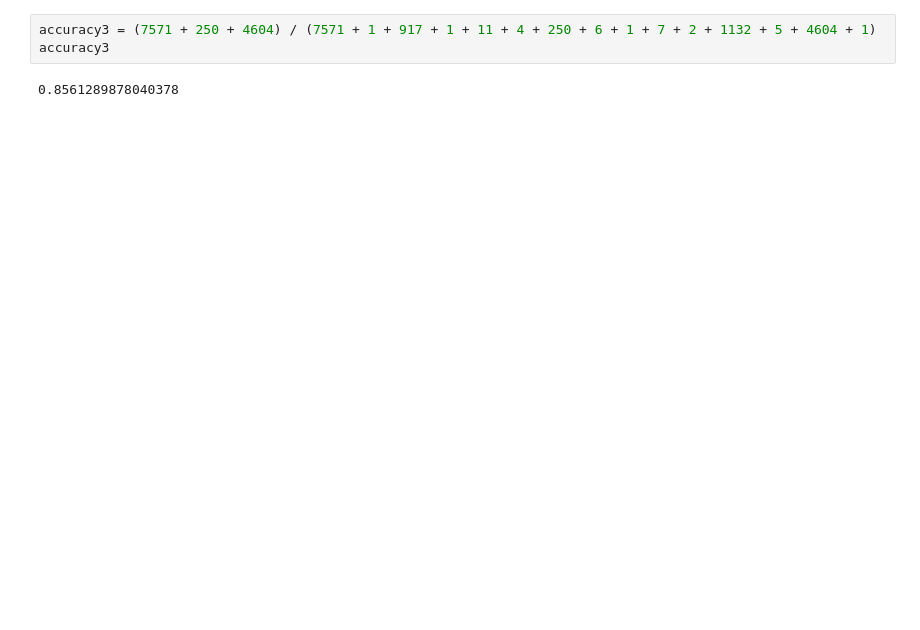
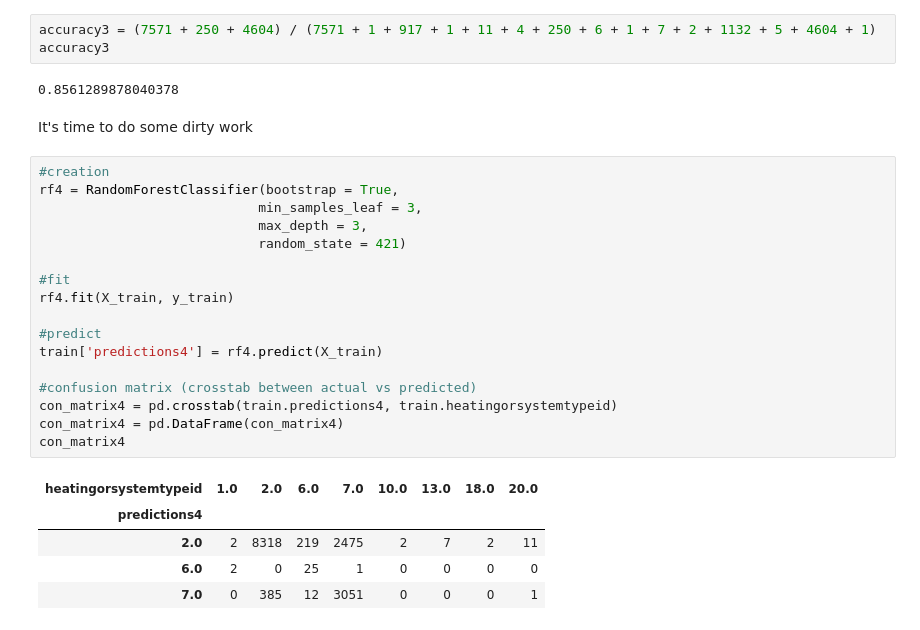
Before and after one commit to HopperTeam6/Zillow_Clustering_Project, a Jupyter notebook: bondy_rabbit_hole.ipynb, the cells around one changed output. Saved outputs shown, nothing was run; the diff lists cells and outputs as text; blank space fills up the shorter version.

```diff
--- a/bondy_rabbit_hole.ipynb
+++ b/bondy_rabbit_hole.ipynb
@@ -729,3 +740,28 @@ accuracy3 = (7571 + 250 + 4604) / (7571 + 1 + 917 + 1 + 11 + 4 + 250 + 6 + 1 + 7
 accuracy3
 # %% [output]
 0.8561289878040378
+# %% [markdown]
+It's time to do some dirty work
+# %%
+#creation
+rf4 = RandomForestClassifier(bootstrap = True,
+                            min_samples_leaf = 3,
+                            max_depth = 3,
+                            random_state = 421)
+
+#fit
+rf4.fit(X_train, y_train)
+
+#predict
+train['predictions4'] = rf4.predict(X_train)
+
+#confusion matrix (crosstab between actual vs predicted)
+con_matrix4 = pd.crosstab(train.predictions4, train.heatingorsystemtypeid)
+con_matrix4 = pd.DataFrame(con_matrix4)
+con_matrix4
+# %% [output]
+| heatingorsystemtypeid | 1.0 | 2.0 | 6.0 | 7.0 | 10.0 | 13.0 | 18.0 | 20.0 |
+| predictions4 |  |  |  |  |  |  |  |  |
+| 2.0 | 2 | 8318 | 219 | 2475 | 2 | 7 | 2 | 11 |
+| 6.0 | 2 | 0 | 25 | 1 | 0 | 0 | 0 | 0 |
+| 7.0 | 0 | 385 | 12 | 3051 | 0 | 0 | 0 | 1 |
```
Also changed, not shown: parts of 41 cells of this notebook.
